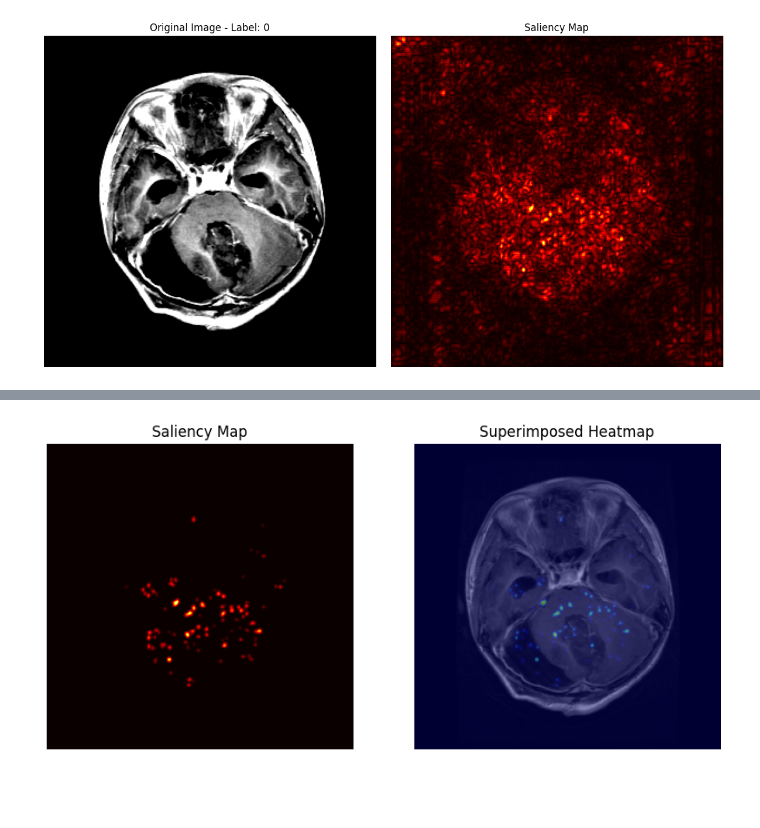
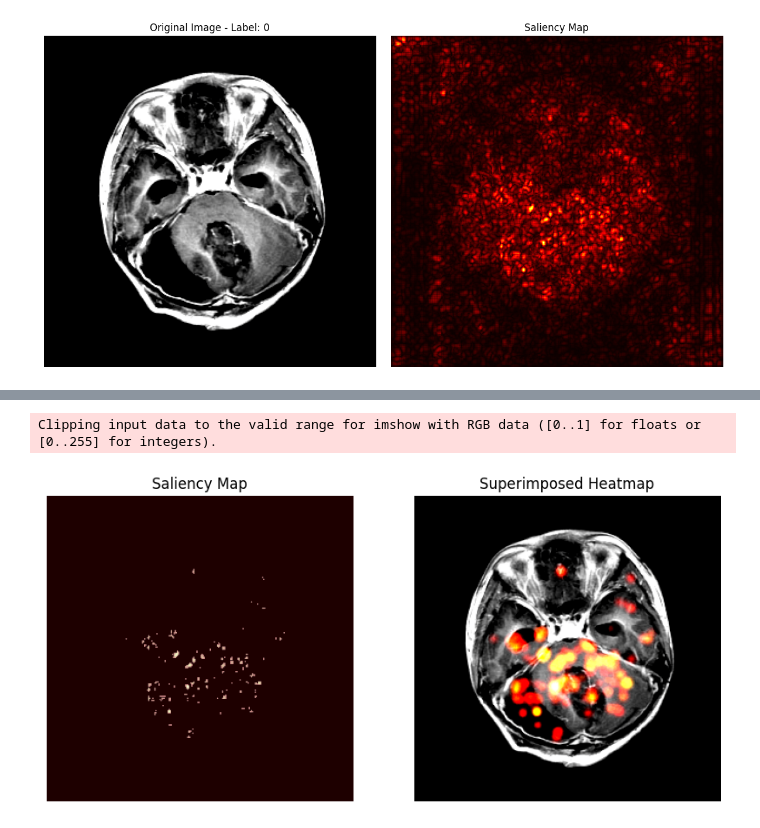
Before and after one commit to jesdin/Brain-Tumor-Classification, a Jupyter notebook: notebooks/train.ipynb, the cells around one changed output, grey strips where cells are left out. Drawn from its saved outputs; the diff is of its cells as text; code cells hidden in the pictures; blank space fills up the shorter version.

```diff
--- a/notebooks/train.ipynb
+++ b/notebooks/train.ipynb
@@ -278,7 +278,7 @@ def create_circular_mask(h, w, center=None, radius=None):
     if center is None:
         center = (int(w / 2), int(h / 2))
     if radius is None:
-        radius = min(center[0], center[1], w - center[0], h - center[1]) - 10
+        radius = min(center[0], center[1], w - center[0], h - center[1]) - 30
 
     Y, X = np.ogrid[:h, :w]
     dist_from_center = np.sqrt((X - center[0]) ** 2 + (Y - center[1]) ** 2)
@@ -298,11 +298,10 @@ plt.imshow(saliency_map, cmap='hot')
 saliency_map = (saliency_map - saliency_map.min()) / (saliency_map.max() - saliency_map.min())
 
 # Apply threshold to highlight strong activations
-threshold = 0.4
+# threshold = 0.1
+threshold = np.percentile(saliency_map[circular_mask], 99)
 saliency_map[saliency_map < threshold] = 0
 
-# Apply Gausian Smoothening
-saliency_map = cv2.GaussianBlur(saliency_map, (5, 5), 0)
 plt.imshow(saliency_map, cmap='hot')
 # %% [output]
 <matplotlib.image.AxesImage at 0x...>
@@ -310,7 +309,10 @@ plt.imshow(saliency_map, cmap='hot')
 # %%
 # Convert grayscale to heatmap using OpenCV
-heatmap = cv2.applyColorMap(np.uint8(255 * saliency_map), cv2.COLORMAP_JET)
+heatmap = cv2.applyColorMap(np.uint8(255 * saliency_map), cv2.COLORMAP_HOT)
 heatmap = cv2.cvtColor(heatmap, cv2.COLOR_BGR2RGB)  # Convert BGR to RGB
-plt.imshow(heatmap, cmap='hot')
+
+# Apply Gausian Smoothening
+heatmap = cv2.GaussianBlur(heatmap, (15, 15), 0)
+plt.imshow(saliency_map, cmap='hot')
 # %% [output]
 <matplotlib.image.AxesImage at 0x...>
@@ -317,0 +320,7 @@ plt.imshow(heatmap, cmap='hot')
+# %%
+# Overlay on Original Image
+original_image = image.squeeze().permute(1, 2, 0).cpu().detach().numpy()
+heatmap = (heatmap).astype(np.float32)
+
+# Superimpose heatmap onto the original image
+overlay = cv2.addWeighted(original_image, 0.8, heatmap, 0.1, 0)
@@ -318,27 +330,17 @@ plt.imshow(heatmap, cmap='hot')
 # %%
-# Overlay on Original Image
-heatmap = cv2.resize(heatmap, (w, h))
-
-# Convert original tensor image to numpy
-original_image = image.squeeze().permute(1, 2, 0).cpu().detach().numpy()
-original_image = (original_image - original_image.min()) / (original_image.max() - original_image.min())
-original_image = (original_image * 255).astype(np.uint8)
-
-# Superimpose heatmap onto the original image
-overlay = cv2.addWeighted(original_image, 0.6, heatmap, 0.4, 0)
-
 # Show final result
 plt.figure(figsize=(10, 5))
 plt.subplot(1, 2, 1)
 plt.title("Saliency Map")
-plt.imshow(saliency_map, cmap="hot")
+plt.imshow(saliency_map, cmap="pink")
 plt.axis("off")
 
 plt.subplot(1, 2, 2)
 plt.title("Superimposed Heatmap")
 plt.imshow(overlay)
 plt.axis("off")
 
 plt.show()
 # %% [output]
+Clipping input data to the valid range for imshow with RGB data ([0..1] for floats or [0..255] for integers).
-[figure, old version]
+[figure, new version]
```
Also changed, not shown: parts of 5 cells of this notebook.
